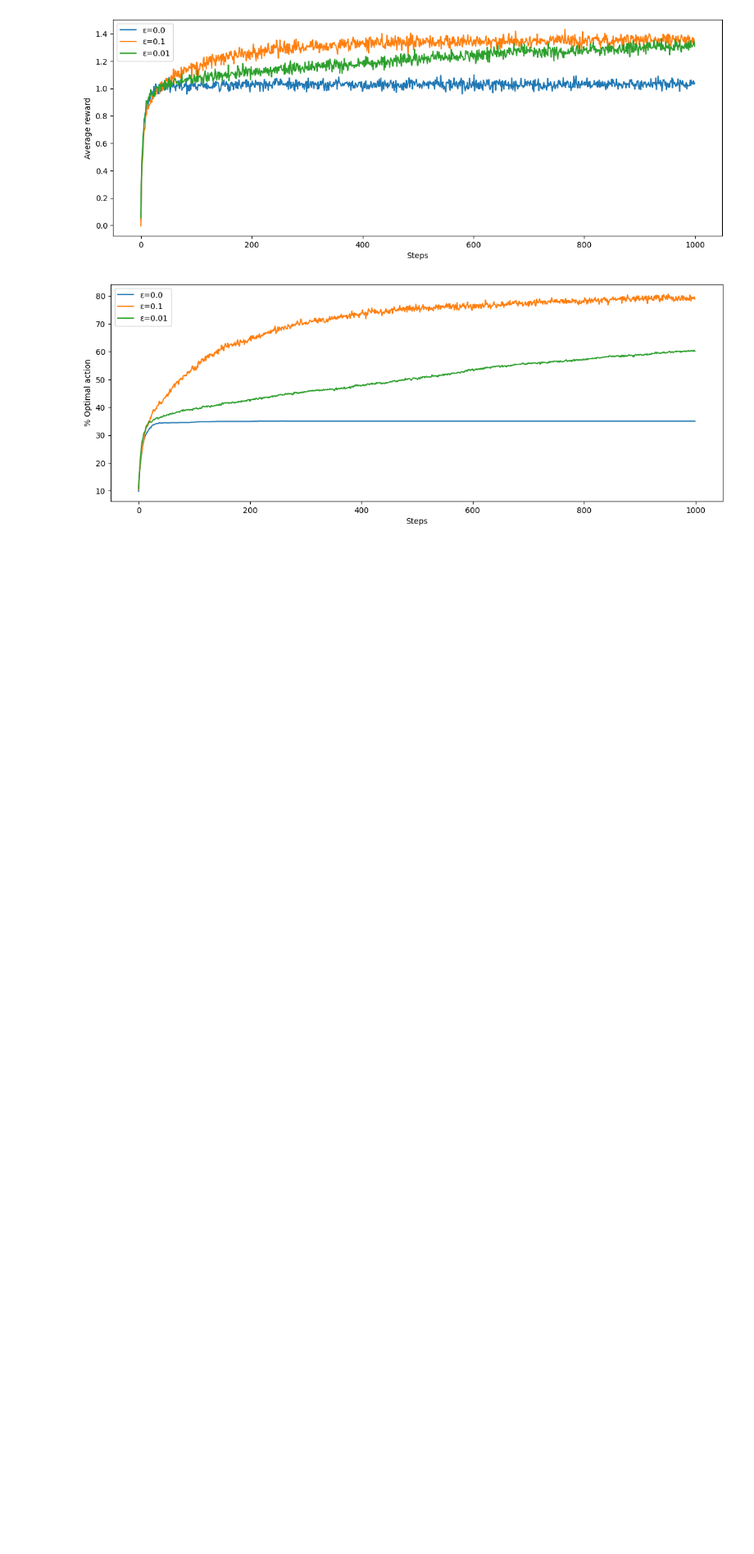
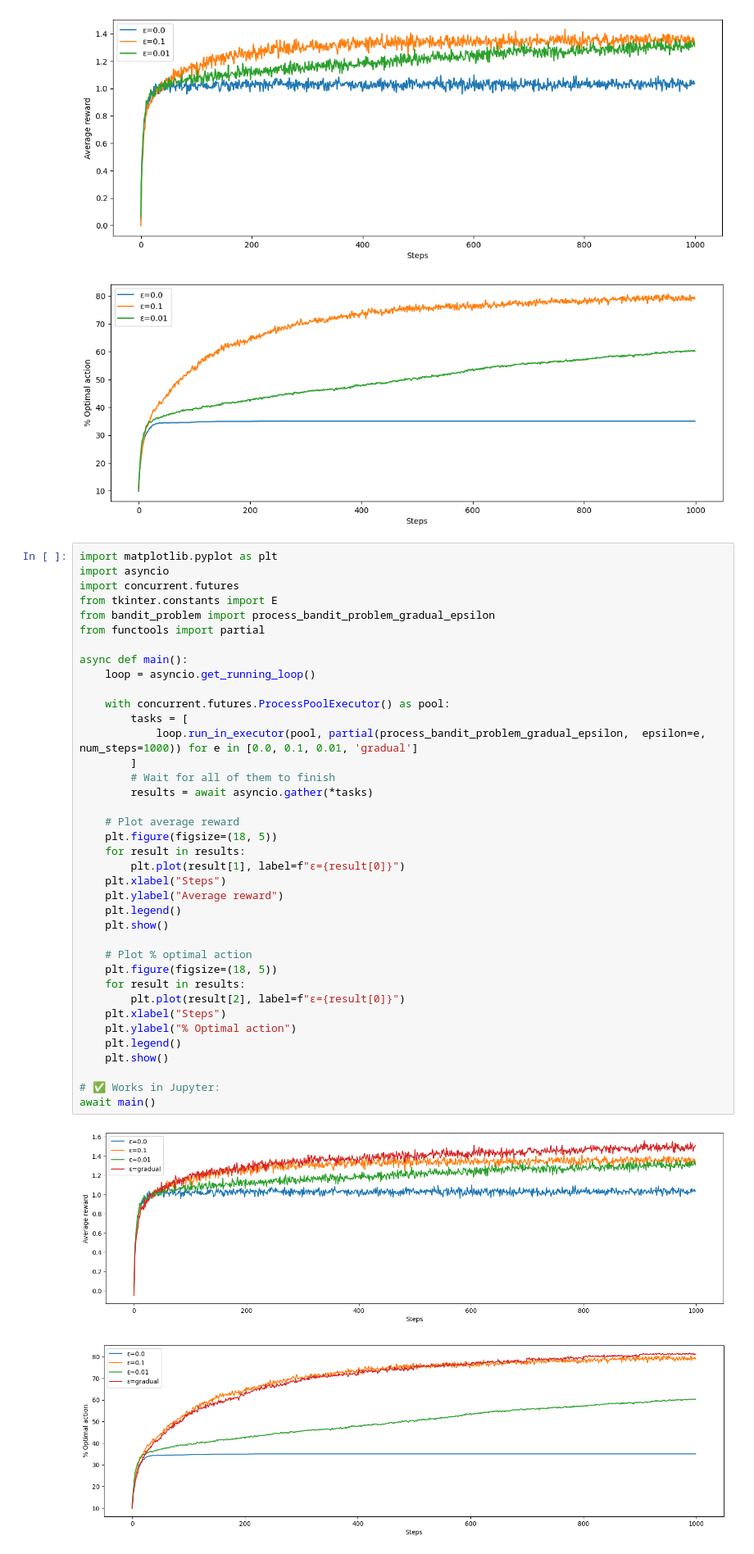
Before and after one commit to samiislam/RL_mastery, a Jupyter notebook: projects/phase1_q_learning/10-armed-testbed-gpt5.ipynb, the cells around one changed output. Shown: that part at 82% size. Cells and saved outputs as stored; diff of their text form; blank space fills up the shorter version.

Commit message:
Add gradual epsilon

```diff
--- a/projects/phase1_q_learning/10-armed-testbed-gpt5.ipynb
+++ b/projects/phase1_q_learning/10-armed-testbed-gpt5.ipynb
@@ -154,3 +156,44 @@ await main()
 # %% [output]
 [figure]
 [figure]
+# %%
+import matplotlib.pyplot as plt
+import asyncio
+import concurrent.futures
+from tkinter.constants import E
+from bandit_problem import process_bandit_problem_gradual_epsilon
+from functools import partial
+
+async def main():
+    loop = asyncio.get_running_loop()
+
+    with concurrent.futures.ProcessPoolExecutor() as pool:
+        tasks = [
+            loop.run_in_executor(pool, partial(process_bandit_problem_gradual_epsilon,  epsilon=e, num_steps=1000)) for e in [0.0, 0.1, 0.01, 'gradual']
+        ]
+        # Wait for all of them to finish
+        results = await asyncio.gather(*tasks)
+
+    # Plot average reward
+    plt.figure(figsize=(18, 5))
+    for result in results:
+        plt.plot(result[1], label=f"ε={result[0]}")
+    plt.xlabel("Steps")
+    plt.ylabel("Average reward")
+    plt.legend()
+    plt.show()
+
+    # Plot % optimal action
+    plt.figure(figsize=(18, 5))
+    for result in results:
+        plt.plot(result[2], label=f"ε={result[0]}")
+    plt.xlabel("Steps")
+    plt.ylabel("% Optimal action")
+    plt.legend()
+    plt.show()
+
+# ✅ Works in Jupyter:
+await main()
+# %% [output]
+[figure, added]
+[figure, added]
```
Also changed, not shown: parts of 1 cell of this notebook, 1 other file.
